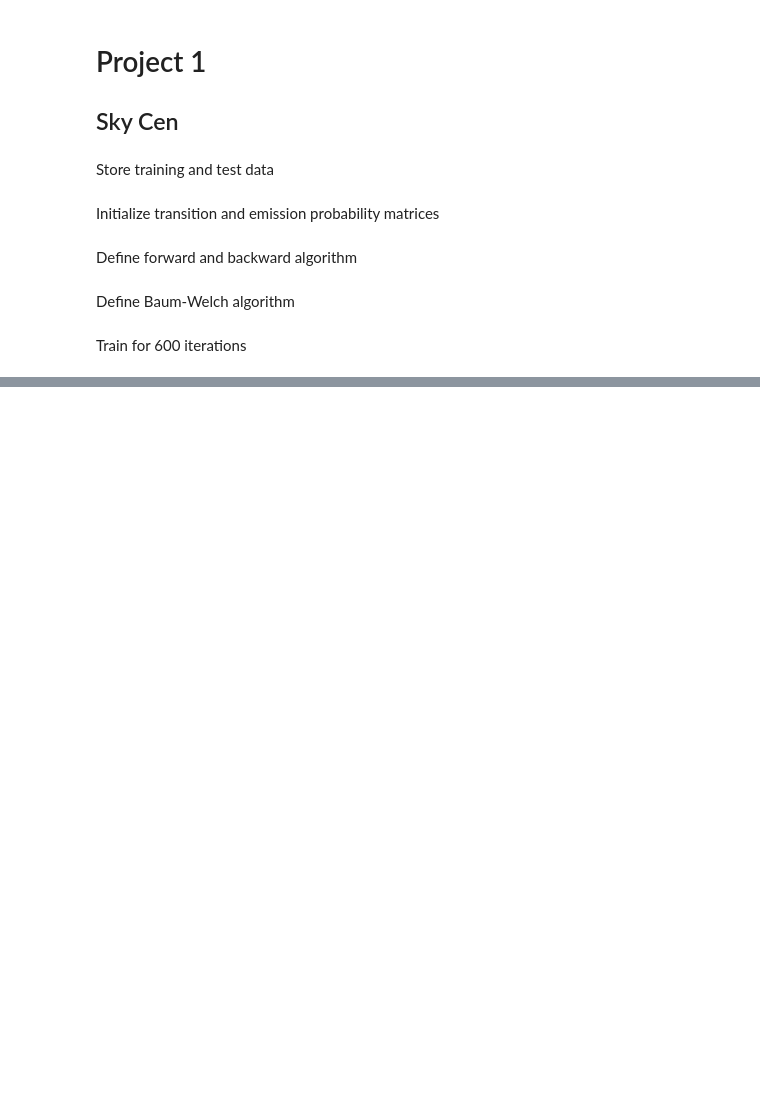
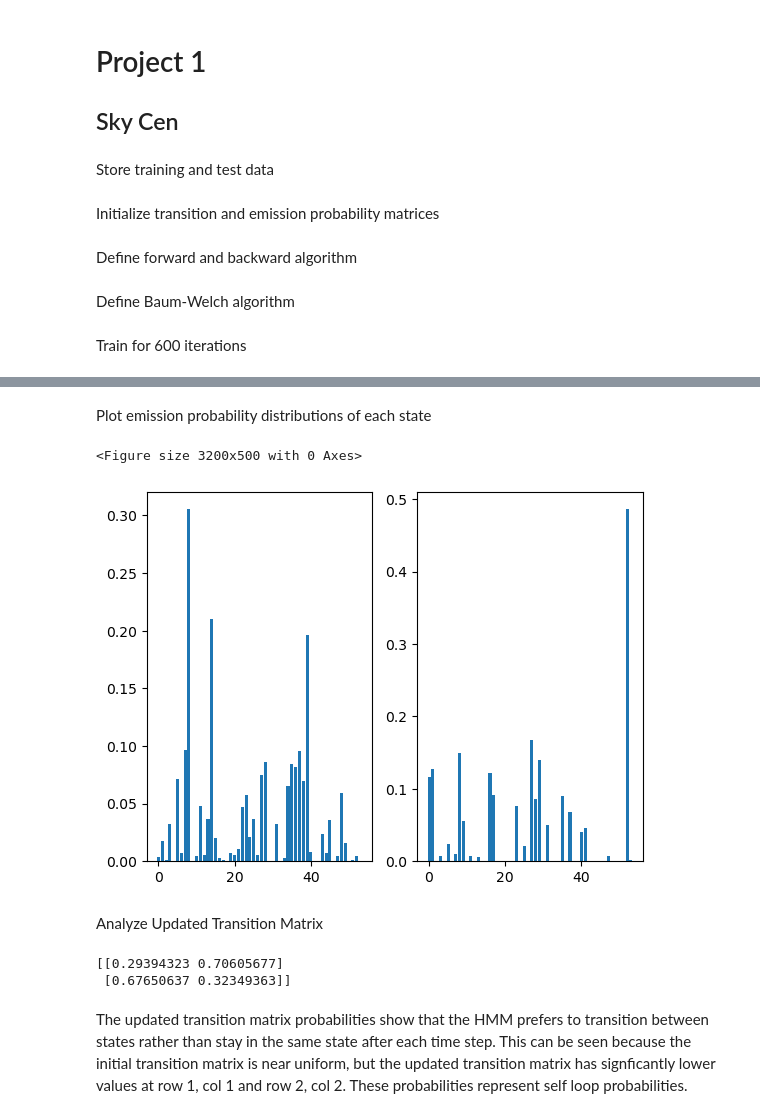
Before and after one commit to censky2/CS666, a Jupyter notebook: proj1/proj1.ipynb, the cells around one changed output, grey strips where cells are left out. Cells and saved outputs as stored; diff of their text form; code cells hidden in the pictures; blank space fills up the shorter version.

```diff
--- a/proj1/proj1.ipynb
+++ b/proj1/proj1.ipynb
@@ -195,0 +225,25 @@ print(B[13])
+# %% [markdown]
+Plot emission probability distributions of each state
+# %%
+temp = np.transpose(B, (0, 2, 1))
+
+emission1 = np.reshape(temp[:, 0, :], -1)
+emission2 = np.reshape(temp[:, 1, :], -1)
+
+plt.figure(figsize=(32, 5))
+figure, axis = plt.subplots(1, 2)
+axis[0].bar(range(len(emission1)), emission1)
+axis[1].bar(range(len(emission2)), emission2)
+plt.show()
+# %% [output]
+<Figure size 3200x500 with 0 Axes>
+[figure, added]
+# %% [markdown]
+Analyze Updated Transition Matrix
+# %%
+print(A)
+# %% [output]
+[[0.29394323 0.70605677]
+ [0.67650637 0.32349363]]
+# %% [markdown]
+The updated transition matrix probabilities show that the HMM prefers to transition between states rather than stay in the same state after each time step. This can be seen because the initial transition matrix is near uniform, but the updated transition matrix has signficantly lower values at row 1, col 1 and row 2, col 2. These probabilities represent self loop probabilities.
```
Also changed, not shown: parts of 8 cells of this notebook, 1 other file.
